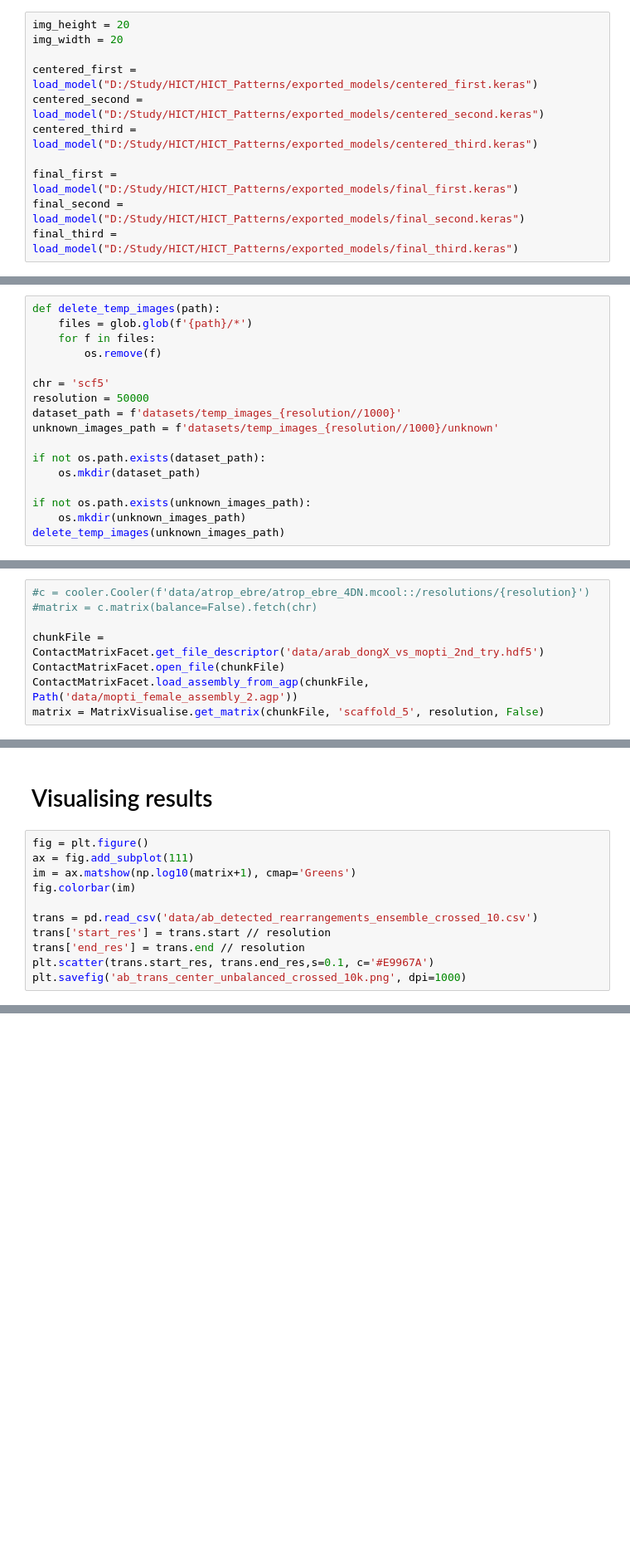
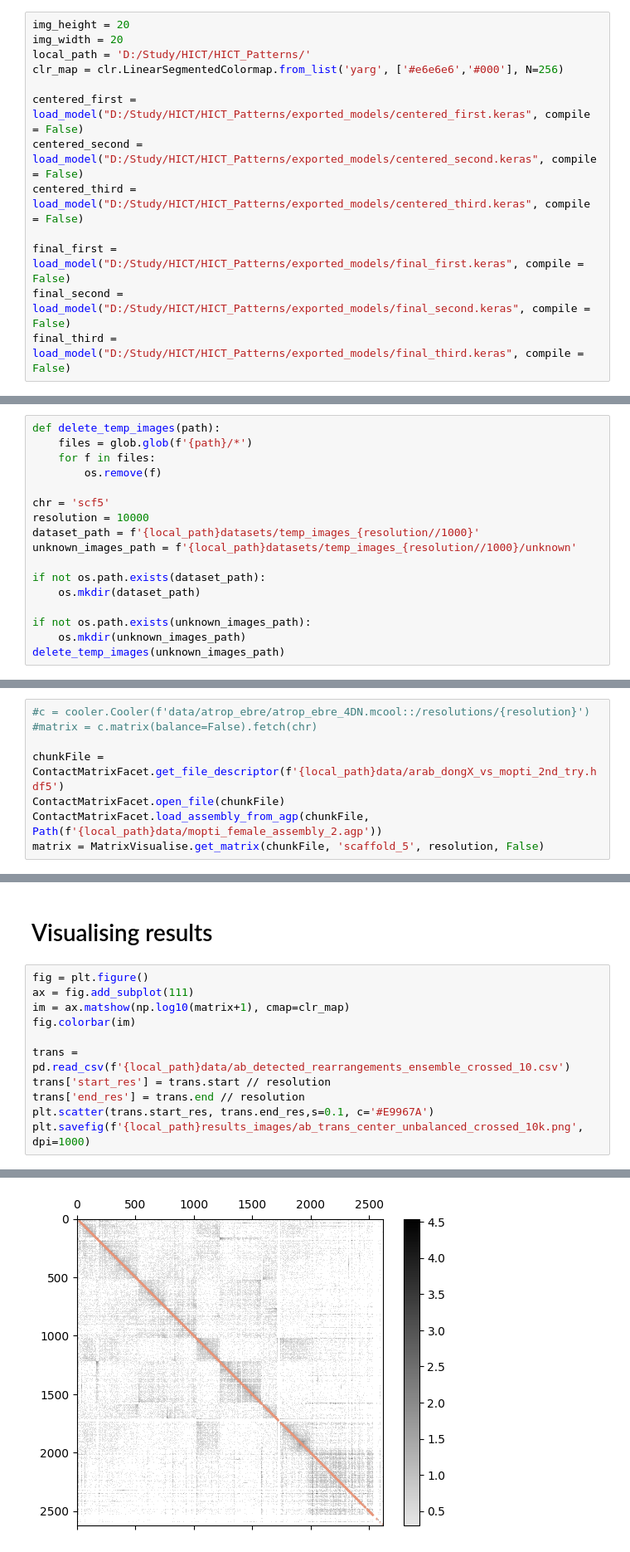
Before and after one commit to Dv1t/HICT_Patterns, a Jupyter notebook: notebooks/model_testing.ipynb, the cells around one changed output, grey strips where cells are left out. Shown at 83% size. Saved outputs shown, nothing was run; the diff lists cells and outputs as text; blank space fills up the shorter version.

```diff
--- a/notebooks/model_testing.ipynb
+++ b/notebooks/model_testing.ipynb
@@ -15,11 +16,13 @@ import glob
 # %%
 img_height = 20
 img_width = 20
+local_path = 'D:/Study/HICT/HICT_Patterns/'
+clr_map = clr.LinearSegmentedColormap.from_list('yarg', ['#e6e6e6','#000'], N=256)
 
-centered_first = load_model("D:/Study/HICT/HICT_Patterns/exported_models/centered_first.keras")
-centered_second = load_model("D:/Study/HICT/HICT_Patterns/exported_models/centered_second.keras")
-centered_third = load_model("D:/Study/HICT/HICT_Patterns/exported_models/centered_third.keras")
+centered_first = load_model("D:/Study/HICT/HICT_Patterns/exported_models/centered_first.keras", compile = False)
+centered_second = load_model("D:/Study/HICT/HICT_Patterns/exported_models/centered_second.keras", compile = False)
+centered_third = load_model("D:/Study/HICT/HICT_Patterns/exported_models/centered_third.keras", compile = False)
 
-final_first = load_model("D:/Study/HICT/HICT_Patterns/exported_models/final_first.keras")
-final_second = load_model("D:/Study/HICT/HICT_Patterns/exported_models/final_second.keras")
-final_third = load_model("D:/Study/HICT/HICT_Patterns/exported_models/final_third.keras")
+final_first = load_model("D:/Study/HICT/HICT_Patterns/exported_models/final_first.keras", compile = False)
+final_second = load_model("D:/Study/HICT/HICT_Patterns/exported_models/final_second.keras", compile = False)
+final_third = load_model("D:/Study/HICT/HICT_Patterns/exported_models/final_third.keras", compile = False)
@@ -39,9 +35,9 @@ def delete_temp_images(path):
         os.remove(f)
 
 chr = 'scf5'
-resolution = 50000
-dataset_path = f'datasets/temp_images_{resolution//1000}'
-unknown_images_path = f'datasets/temp_images_{resolution//1000}/unknown'
+resolution = 10000
+dataset_path = f'{local_path}datasets/temp_images_{resolution//1000}'
+unknown_images_path = f'{local_path}datasets/temp_images_{resolution//1000}/unknown'
 
 if not os.path.exists(dataset_path):
     os.mkdir(dataset_path)
@@ -55,9 +51,9 @@ delete_temp_images(unknown_images_path)
 #c = cooler.Cooler(f'data/atrop_ebre/atrop_ebre_4DN.mcool::/resolutions/{resolution}')
 #matrix = c.matrix(balance=False).fetch(chr)
 
-chunkFile = ContactMatrixFacet.get_file_descriptor('data/arab_dongX_vs_mopti_2nd_try.hdf5')
+chunkFile = ContactMatrixFacet.get_file_descriptor(f'{local_path}data/arab_dongX_vs_mopti_2nd_try.hdf5')
 ContactMatrixFacet.open_file(chunkFile)
-ContactMatrixFacet.load_assembly_from_agp(chunkFile, Path('data/mopti_female_assembly_2.agp'))
+ContactMatrixFacet.load_assembly_from_agp(chunkFile, Path(f'{local_path}data/mopti_female_assembly_2.agp'))
 matrix = MatrixVisualise.get_matrix(chunkFile, 'scaffold_5', resolution, False)
 # %% [markdown]
 # Create samples for detection from matrix main diagonal
@@ -137,11 +169,12 @@ with open('data/ab_detected_rearrangements_ensemble_crossed_10.csv', mode='w') a
 # %%
 fig = plt.figure()
 ax = fig.add_subplot(111)
-im = ax.matshow(np.log10(matrix+1), cmap='Greens')
+im = ax.matshow(np.log10(matrix+1), cmap=clr_map)
 fig.colorbar(im)
 
-trans = pd.read_csv('data/ab_detected_rearrangements_ensemble_crossed_10.csv')
+trans = pd.read_csv(f'{local_path}data/ab_detected_rearrangements_ensemble_crossed_10.csv')
 trans['start_res'] = trans.start // resolution
 trans['end_res'] = trans.end // resolution
 plt.scatter(trans.start_res, trans.end_res,s=0.1, c='#E9967A')
-plt.savefig('ab_trans_center_unbalanced_crossed_10k.png', dpi=1000)
+plt.savefig(f'{local_path}results_images/ab_trans_center_unbalanced_crossed_10k.png', dpi=1000)
+# %% [output]
@@ -147,0 +182 @@ plt.savefig('ab_trans_center_unbalanced_crossed_10k.png', dpi=1000)
+[figure, added]
```
Also changed, not shown: parts of 10 cells of this notebook, 21 other files.
